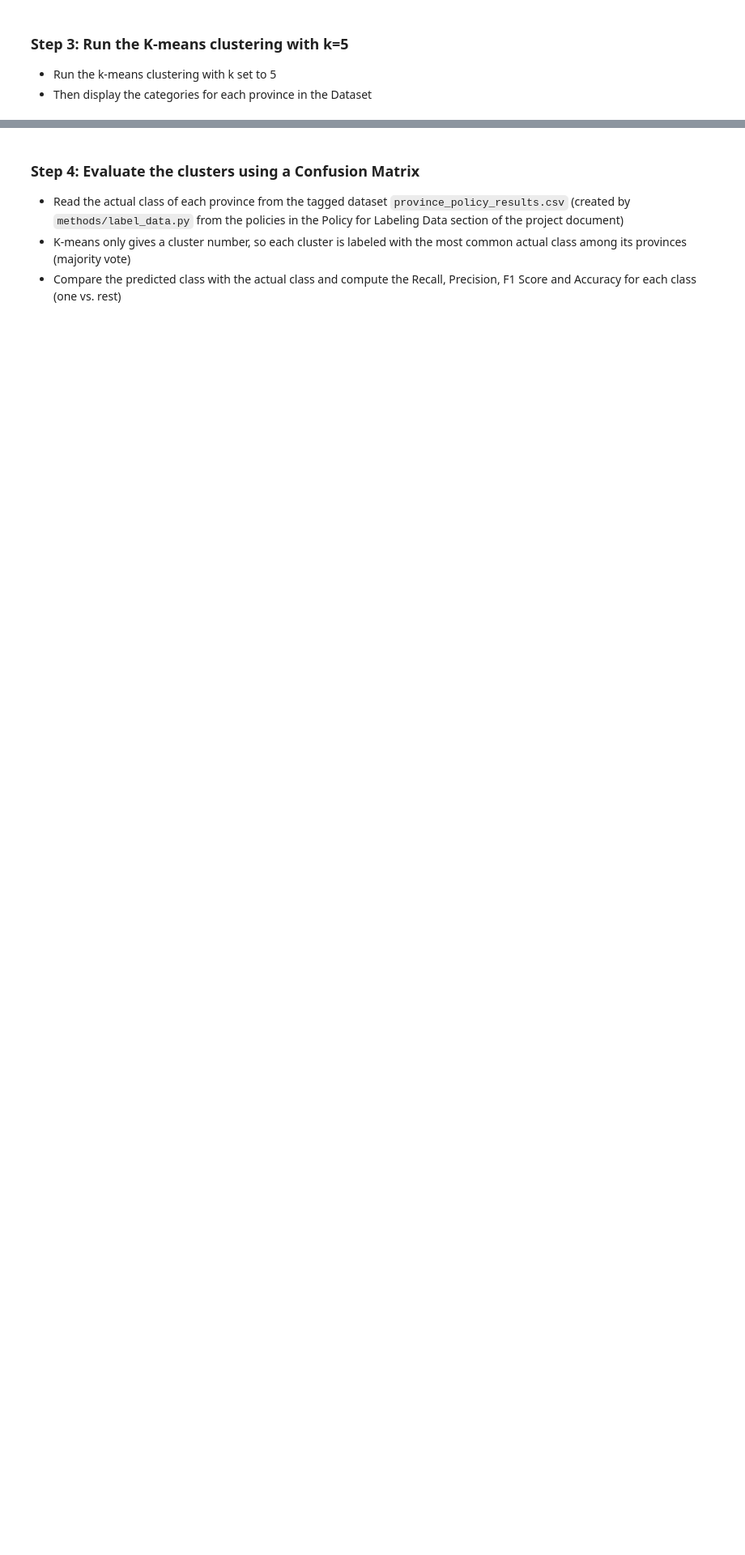
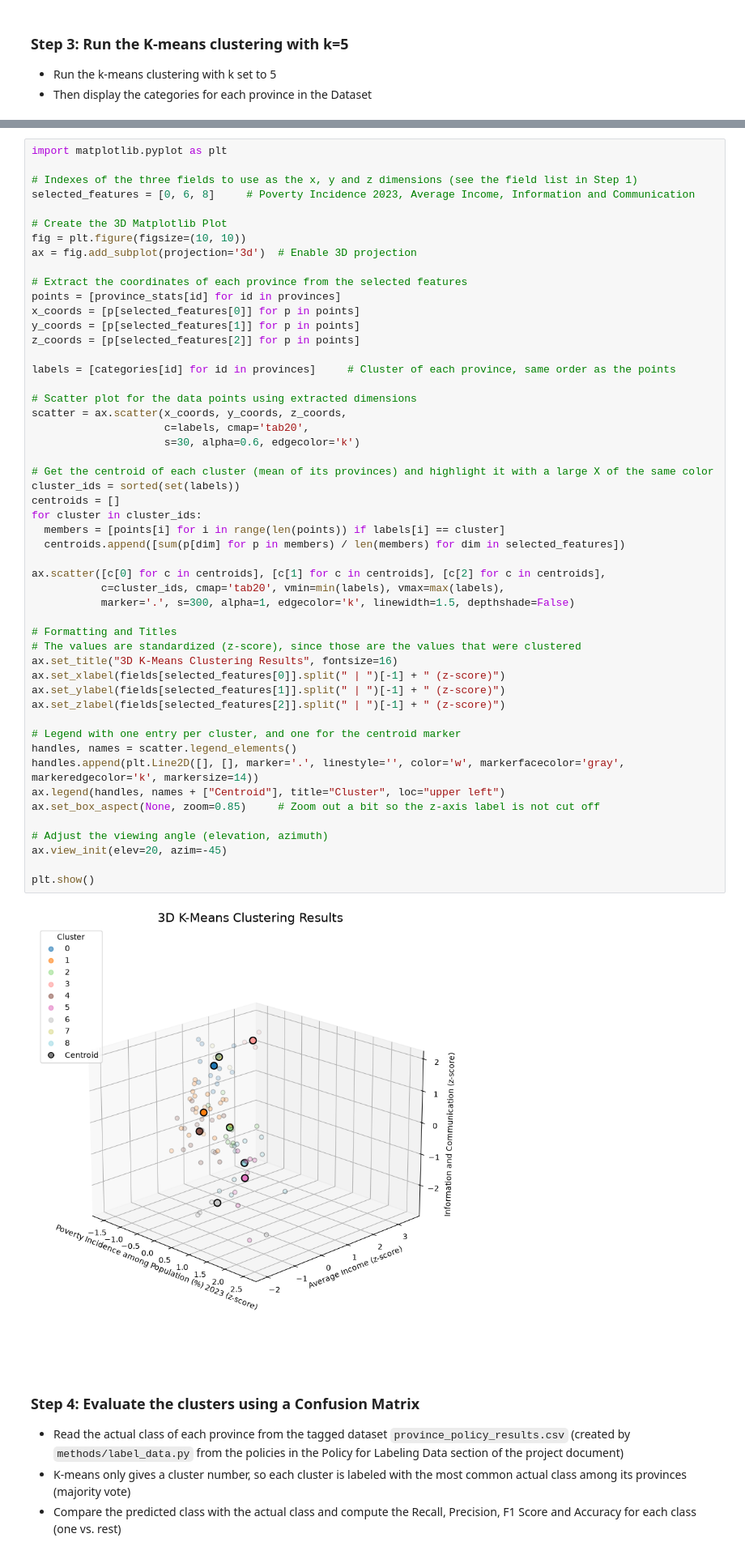
Before and after one commit to clarencelubrin/cmsc170-project, a Jupyter notebook: k-means-clustering.ipynb, the cells around one changed output, grey strips where cells are left out. Shown at 81% size. Cells and saved outputs as stored; diff of their text form; blank space fills up the shorter version.

Commit message:
change: graphs and visualization

```diff
--- a/k-means-clustering.ipynb
+++ b/k-means-clustering.ipynb
@@ -91,3 +107,56 @@ Final Centroids
+# %%
+import matplotlib.pyplot as plt
+
+# Indexes of the three fields to use as the x, y and z dimensions (see the field list in Step 1)
+selected_features = [0, 6, 8]     # Poverty Incidence 2023, Average Income, Information and Communication
+
+# Create the 3D Matplotlib Plot
+fig = plt.figure(figsize=(10, 10))
+ax = fig.add_subplot(projection='3d')  # Enable 3D projection
+
+# Extract the coordinates of each province from the selected features
+points = [province_stats[id] for id in provinces]
+x_coords = [p[selected_features[0]] for p in points]
+y_coords = [p[selected_features[1]] for p in points]
+z_coords = [p[selected_features[2]] for p in points]
+
+labels = [categories[id] for id in provinces]     # Cluster of each province, same order as the points
+
+# Scatter plot for the data points using extracted dimensions
+scatter = ax.scatter(x_coords, y_coords, z_coords,
+                     c=labels, cmap='tab20',
+                     s=30, alpha=0.6, edgecolor='k')
+
+# Get the centroid of each cluster (mean of its provinces) and highlight it with a large X of the same color
+cluster_ids = sorted(set(labels))
+centroids = []
+for cluster in cluster_ids:
+  members = [points[i] for i in range(len(points)) if labels[i] == cluster]
+  centroids.append([sum(p[dim] for p in members) / len(members) for dim in selected_features])
+
+ax.scatter([c[0] for c in centroids], [c[1] for c in centroids], [c[2] for c in centroids],
+           c=cluster_ids, cmap='tab20', vmin=min(labels), vmax=max(labels),
+           marker='.', s=300, alpha=1, edgecolor='k', linewidth=1.5, depthshade=False)
+
+# Formatting and Titles
+# The values are standardized (z-score), since those are the values that were clustered
+ax.set_title("3D K-Means Clustering Results", fontsize=16)
+ax.set_xlabel(fields[selected_features[0]].split(" | ")[-1] + " (z-score)")
+ax.set_ylabel(fields[selected_features[1]].split(" | ")[-1] + " (z-score)")
+ax.set_zlabel(fields[selected_features[2]].split(" | ")[-1] + " (z-score)")
+
+# Legend with one entry per cluster, and one for the centroid marker
+handles, names = scatter.legend_elements()
+handles.append(plt.Line2D([], [], marker='.', linestyle='', color='w', markerfacecolor='gray', markeredgecolor='k', markersize=14))
+ax.legend(handles, names + ["Centroid"], title="Cluster", loc="upper left")
+ax.set_box_aspect(None, zoom=0.85)     # Zoom out a bit so the z-axis label is not cut off
+
+# Adjust the viewing angle (elevation, azimuth)
+ax.view_init(elev=20, azim=-45)
+
+plt.show()
+# %% [output]
+[figure, added]
 # %% [markdown]
 ### Step 4: Evaluate the clusters using a Confusion Matrix
 - Read the actual class of each province from the tagged dataset `province_policy_results.csv` (created by `methods/label_data.py` from the policies in the Policy for Labeling Data section of the project document)
```
Also changed, not shown: parts of 6 cells of this notebook, 12 other files.
